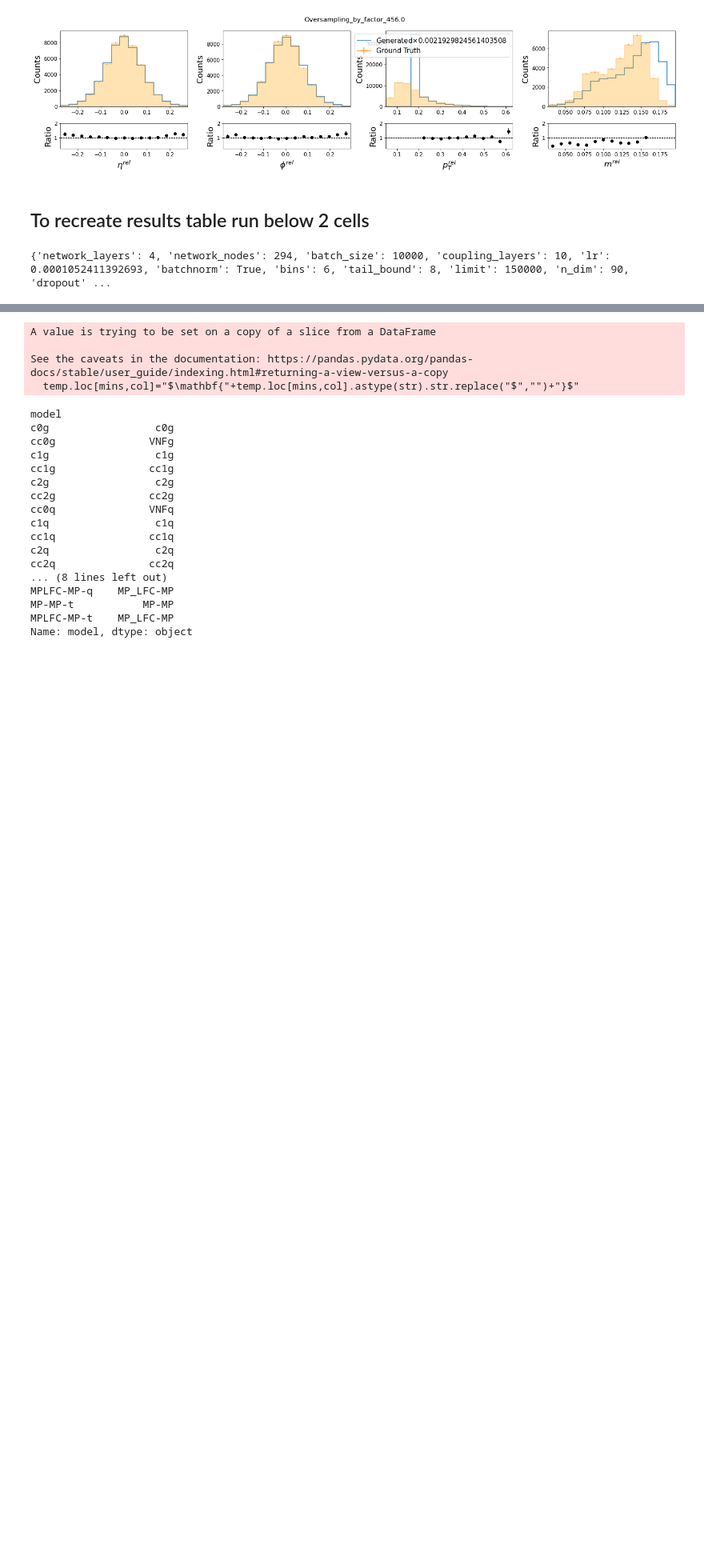
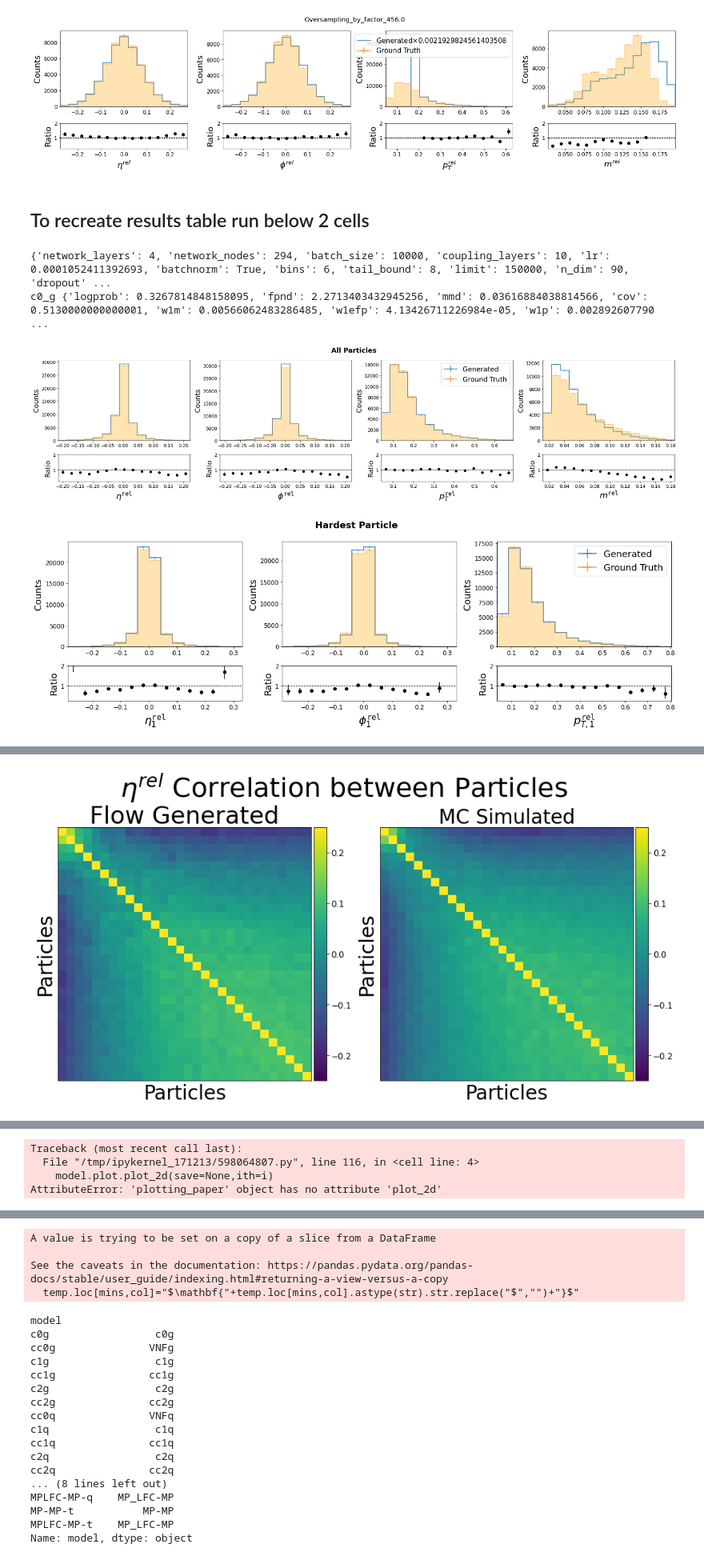
Before and after one commit to kaechb/JetNetNF, a Jupyter notebook: IML.ipynb, the cells around one changed output, grey strips where cells are left out. Shown at 80% size. Drawn from its saved outputs; the diff is of its cells as text; code cells hidden in the pictures; blank space fills up the shorter version.

```diff
--- a/IML.ipynb
+++ b/IML.ipynb
@@ -545,32 +596,35 @@ for q in ["g","q","t"]:
             except:
                 fpndv=1000
             model.metrics["val_fpnd"].append(fpndv)
             model.metrics["val_logprob"].append(logprob)
             model.metrics["val_mmd"].append(mmd)
             model.metrics["val_cov"].append(cov)
             model.metrics["val_w1p"].append(w1p(test[:,:model.n_dim].reshape(-1,model.n_dim//3,3),true[:,:model.n_dim].reshape(-1,model.n_dim//3,3)))
             model.metrics["val_w1m"].append(w1m(test[:,:model.n_dim].reshape(-1,model.n_dim//3,3),true[:,:model.n_dim].reshape(-1,model.n_dim//3,3)))
             model.metrics["val_w1efp"].append(w1efp(test[:,:model.n_dim].reshape(-1,model.n_dim//3,3),true[:,:model.n_dim].reshape(-1,model.n_dim//3,3)))
 
 
-            temp_={"logprob":logprob,"fpnd":fpndv,"mmd":mmd,"cov":cov,"w1m":model.metrics["val_w1m"][-1][0],"w1efp":model.metrics["val_w1efp"][-1][0],"w1p":model.metrics["val_w1p"][-1][0],"name":mo,"w1pe":model.metrics["val_w1p"][-1][1],"w1me":model.metrics["val_w1m"][-1][1],"w1efpe":model.metrics["val_w1efp"][-1][1]}
+            temp_={"logprob":logprob,"fpnd":fpndv,"mmd":mmd,"cov":cov,"w1m":model.metrics["val_w1m"][-1][0],"w1efp":model.metrics["val_w1efp"][-1][0],"w1p":model.metrics["val_w1p"][-1][0],"name":root,"w1pe":model.metrics["val_w1p"][-1][1],"w1me":model.metrics["val_w1m"][-1][1],"w1efpe":model.metrics["val_w1efp"][-1][1]}
             print(name,temp_)
-            results_df=results_df.append(pd.DataFrame(temp_,index=[mo]))
+            results_df=results_df.append(pd.DataFrame(temp_,index=[root]))
             # This part here adds the plots to tensorboard
 
             model.plot=plotting_paper(model=model,gen=gen[:,:model.n_dim],true=true[:,:model.n_dim],config=model.config,p=config["parton"])
             model.plot.plot_mass(m_test.cpu().numpy(),m_t.cpu().numpy(),save=None,bins=15,leg=-2)
             for i in [0,5,7,25]:
 
                 model.plot.plot_marginals(save=None,ith=i)
 
                 try:
 
                     model.plot.plot_2d(save=None,ith=i)
                     model.plot.var_part(true=true[:,:model.n_dim],gen=test[:,:model.n_dim],true_n=n_true,gen_n=n_test,m_true=m_t,m_gen=m_test ,save=None)
                 except Exception as e:
                     traceback.print_exc()
 
                 model.plot.plot_correlations()
 # %% [output]
 {'network_layers': 4, 'network_nodes': 294, 'batch_size': 10000, 'coupling_layers': 10, 'lr': 0.0001052411392693, 'batchnorm': True, 'bins': 6, 'tail_bound': 8, 'limit': 150000, 'n_dim': 90, 'dropout' ...
+c0_g {'logprob': 0.3267814848158095, 'fpnd': 2.2713403432945256, 'mmd': 0.03616884038814566, 'cov': 0.5130000000000001, 'w1m': 0.00566062483286485, 'w1efp': 4.13426711226984e-05, 'w1p': 0.002892607790 ...
+[figure, added]
+[figure, added]
@@ -576,0 +638 @@ for q in ["g","q","t"]:
+[figure, added]
@@ -576,0 +642,4 @@ for q in ["g","q","t"]:
+Traceback (most recent call last):
+  File "/tmp/ipykernel_171213/598064807.py", line 116, in <cell line: 4>
+    model.plot.plot_2d(save=None,ith=i)
+AttributeError: 'plotting_paper' object has no attribute 'plot_2d'
```
Also changed, not shown: parts of 5 cells of this notebook, 1 other file.
